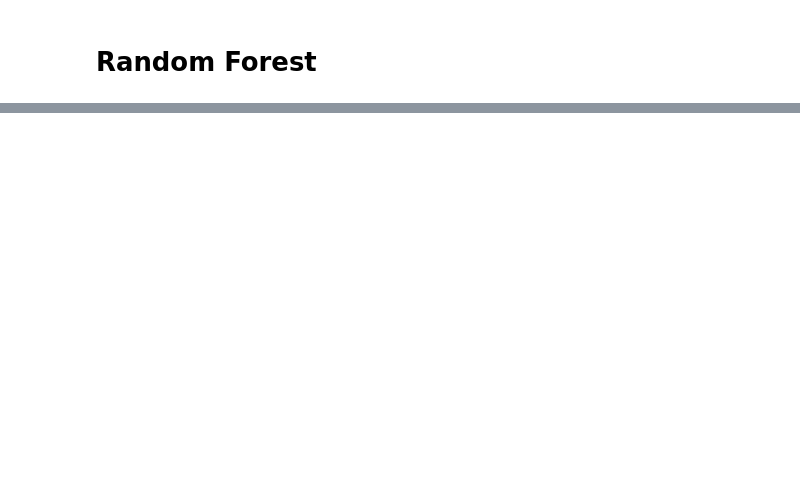
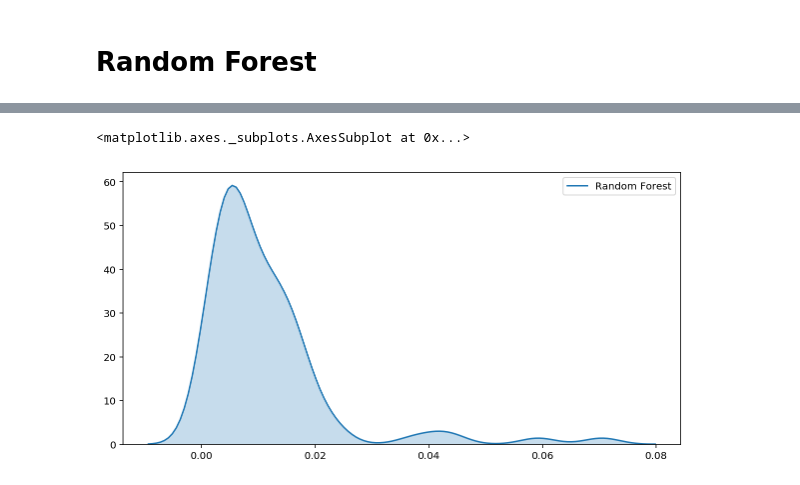
Before and after one commit to jgoerner/SportsPrediction, a Jupyter notebook: NBA/notebooks/2.2-model-building-second-iteration.ipynb, the cells around one changed output, grey strips where cells are left out. Saved outputs shown, nothing was run; the diff lists cells and outputs as text; code cells hidden in the pictures; blank space fills up the shorter version.

```diff
--- a/NBA/notebooks/2.2-model-building-second-iteration.ipynb
+++ b/NBA/notebooks/2.2-model-building-second-iteration.ipynb
@@ -205,0 +292,12 @@ log_loss(y_val, GS_RF.predict_proba(X_val))
+# %%
+forest = GS_RF.best_estimator_
+# %%
+X = df_val
+importances = forest.feature_importances_
+# %%
+plt.rcParams["figure.figsize"] = (10,5)
+# %%
+sns.kdeplot(importances, shade=True, label="Random Forest")
+# %% [output]
+<matplotlib.axes._subplots.AxesSubplot at 0x...>
+[figure, added]
```
Also changed, not shown: parts of 13 cells of this notebook, 4 other files.
